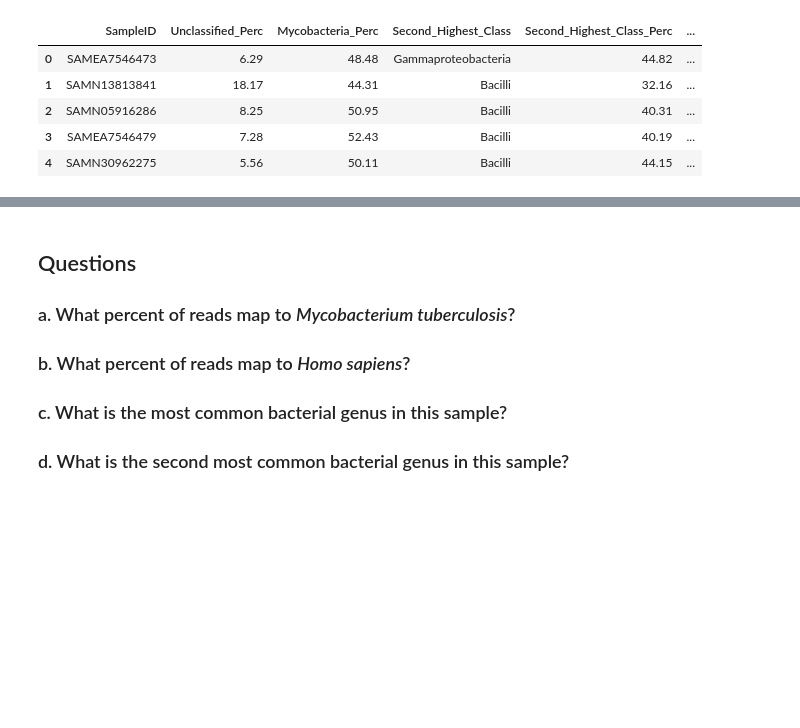
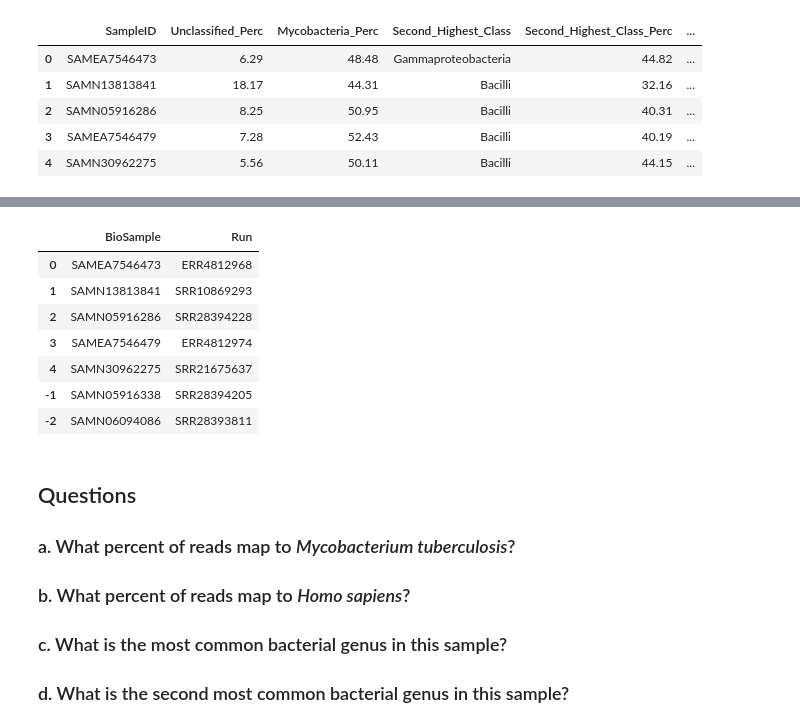
Before and after one commit to sanju99/snakemake_tutorial_BST281, a Jupyter notebook: activity.ipynb, the cells around one changed output, grey strips where cells are left out. Cells and saved outputs as stored; diff of their text form; code cells hidden in the pictures; blank space fills up the shorter version.

```diff
--- a/activity.ipynb
+++ b/activity.ipynb
@@ -272,3 +272,5 @@ df_kraken_summary
 | 2 | SAMN05916286 | 8.25 | 50.95 | Bacilli | 40.31 | ... |
 | 3 | SAMEA7546479 | 7.28 | 52.43 | Bacilli | 40.19 | ... |
 | 4 | SAMN30962275 | 5.56 | 50.11 | Bacilli | 44.15 | ... |
+# %%
+df = pd.read_csv("isolates_to_run.csv")
@@ -274,0 +287,3 @@ df_kraken_summary
+# %%
+df.loc[-1, :] = ['SAMN05916338', 'SRR28394205']
+df.loc[-2, :] = ['SAMN06094086', 'SRR28393811']
@@ -275,3 +292,14 @@ df_kraken_summary
+# %%
+df
+# %% [output]
+|  | BioSample | Run |
+| 0 | SAMEA7546473 | ERR4812968 |
+| 1 | SAMN13813841 | SRR10869293 |
+| 2 | SAMN05916286 | SRR28394228 |
+| 3 | SAMEA7546479 | ERR4812974 |
+| 4 | SAMN30962275 | SRR21675637 |
+| -1 | SAMN05916338 | SRR28394205 |
+| -2 | SAMN06094086 | SRR28393811 |
 # %%
 def get_child_taxids(parent_taxid, email, max_results=500):
     '''
```
Also changed, not shown: parts of 4 cells of this notebook, 32 other files.
